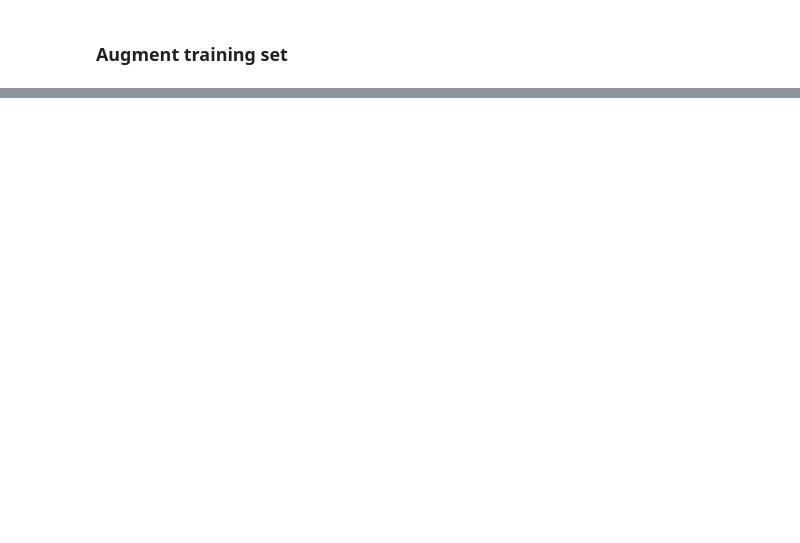
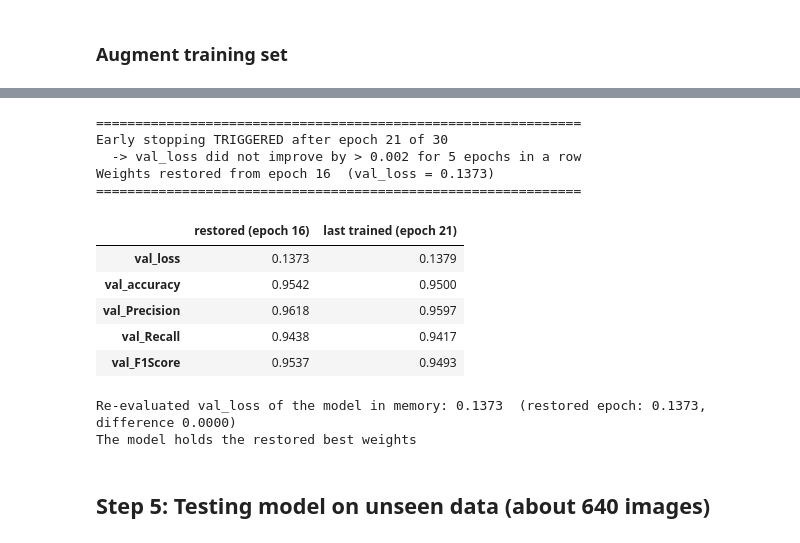
Before and after one commit to BodeMurairi2/freshness-ai, a Jupyter notebook: notebook/freshness_ai.ipynb, the cells around one changed output, grey strips where cells are left out. Saved outputs shown, nothing was run; the diff lists cells and outputs as text; code cells hidden in the pictures; blank space fills up the shorter version.

```diff
--- a/notebook/freshness_ai.ipynb
+++ b/notebook/freshness_ai.ipynb
@@ -451,3 +474,80 @@ plot_history(history=history)
+# %%
+def restored_epoch_from_history(val_losses, min_delta=0.002):
+    """Replay Keras' EarlyStopping rule: a new best only counts if it beats the previous best by > min_delta.
+    Returns the 0-based index of the epoch whose weights get restored."""
+    best, best_idx = None, 0
+    for i, v in enumerate(val_losses):
+        if best is None or v < best - min_delta:
+            best, best_idx = v, i
+    return best_idx
+
+
+def report_early_stopping(history, model=None, data=None, epochs_requested=30, min_delta=0.002):
+    h = history.history
+    epochs_run = len(h["val_loss"])
+    es = getattr(history, "early_stopping", None)
+
+    # 1. When did training stop?
+    if es is not None:
+        stopped = es.stopped_epoch > 0
+        restored_idx = es.best_epoch
+    else:
+        stopped = epochs_run < epochs_requested
+        restored_idx = restored_epoch_from_history(h["val_loss"], min_delta)
+    lowest_idx = int(np.argmin(h["val_loss"]))
+
+    print("=" * 62)
+    if stopped:
+        print(f"Early stopping TRIGGERED after epoch {epochs_run} of {epochs_requested}")
+        print(f"  -> val_loss did not improve by > {min_delta} for {epochs_run - 1 - restored_idx} epochs in a row")
+    else:
+        print(f"Early stopping did NOT trigger: all {epochs_run} epochs ran")
+
+    # 2. Which weights were restored?
+    print(f"Weights restored from epoch {restored_idx + 1}  (val_loss = {h['val_loss'][restored_idx]:.4f})")
+    if lowest_idx != restored_idx:
+        print(f"  note: epoch {lowest_idx + 1} had a slightly lower val_loss ({h['val_loss'][lowest_idx]:.4f}), "
+              f"but the gain was < min_delta={min_delta}, so it did not count as a new best")
+    print("=" * 62)
+
+    # 3. Restored epoch vs last epoch trained
+    metrics = ["loss", "accuracy", "Precision", "Recall", "F1Score"]
+    table = pd.DataFrame({
+        f"restored (epoch {restored_idx + 1})": {m: h[f"val_{m}"][restored_idx] for m in metrics},
+        f"last trained (epoch {epochs_run})":   {m: h[f"val_{m}"][-1] for m in metrics},
+    })
+    table.index = [f"val_{m}" for m in metrics]
+    display(table.round(4))
+
+    # 4. Proof: the model in memory should reproduce the restored epoch's val_loss
+    if model is not None and data is not None:
+        results = model.evaluate(data, return_dict=True, verbose=0)
+        diff = abs(results["loss"] - h["val_loss"][restored_idx])
+        print(f"Re-evaluated val_loss of the model in memory: {results['loss']:.4f}  "
+              f"(restored epoch: {h['val_loss'][restored_idx]:.4f}, difference {diff:.4f})")
+        print("The model holds the restored best weights" if diff < 1e-3
+              else "Mismatch: the model does not hold the restored epoch's weights")
+
+    return restored_idx + 1
+
+
+best_epoch = report_early_stopping(history, model=model, data=val_data)
+# %% [output]
+==============================================================
+Early stopping TRIGGERED after epoch 21 of 30
+  -> val_loss did not improve by > 0.002 for 5 epochs in a row
+Weights restored from epoch 16  (val_loss = 0.1373)
+==============================================================
+|  | restored (epoch 16) | last trained (epoch 21) |
+| val_loss | 0.1373 | 0.1379 |
+| val_accuracy | 0.9542 | 0.9500 |
+| val_Precision | 0.9618 | 0.9597 |
+| val_Recall | 0.9438 | 0.9417 |
+| val_F1Score | 0.9537 | 0.9493 |
+Re-evaluated val_loss of the model in memory: 0.1373  (restored epoch: 0.1373, difference 0.0000)
+The model holds the restored best weights
+# %% [markdown]
+## Step 5: Testing model on unseen data (about 640 images)
 # %%
 %load_ext tensorboard
 %tensorboard --logdir logs
```
Also changed, not shown: parts of 12 cells of this notebook, 2 other files.
